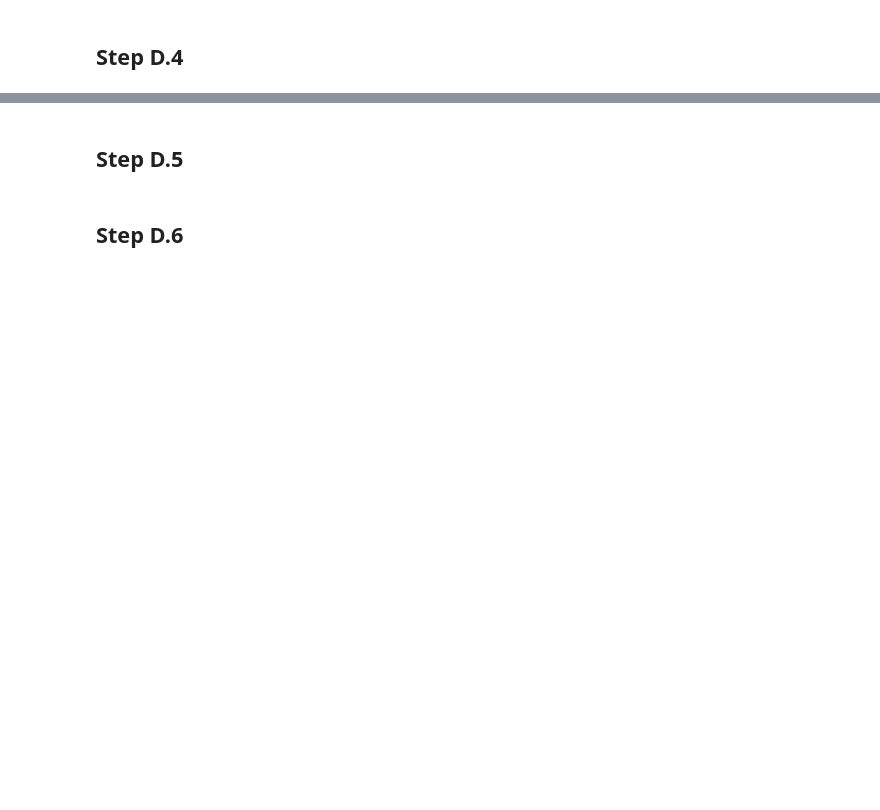
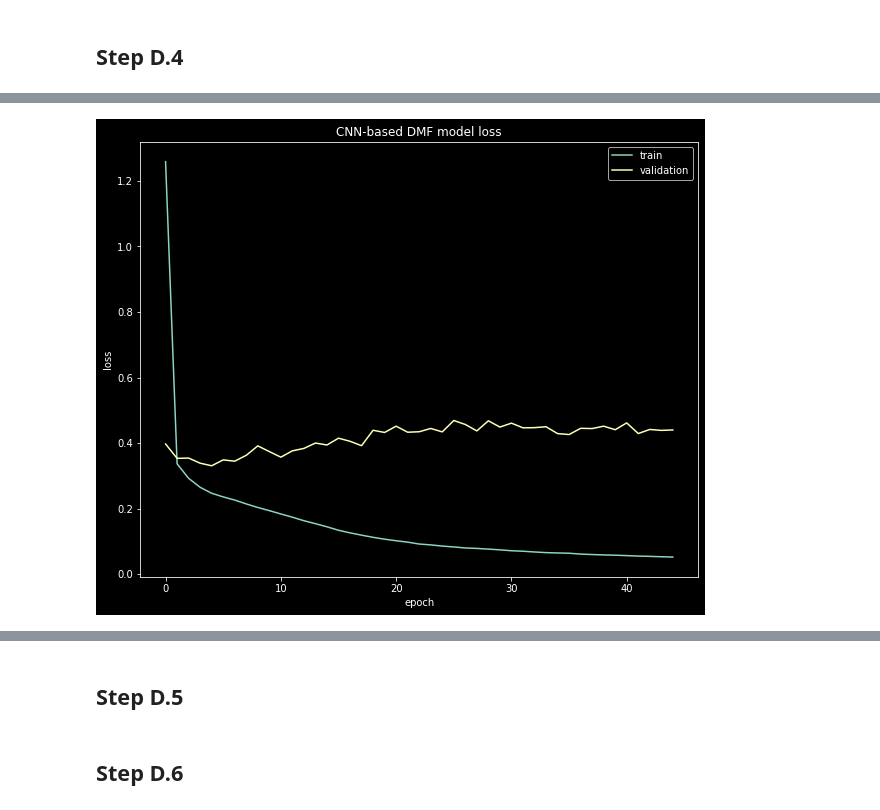
Before and after one commit to ilias-ant/recommender-systems, a Jupyter notebook: deep-learning-based-RS.ipynb, the cells around one changed output, grey strips where cells are left out. Drawn from its saved outputs; the diff is of its cells as text; code cells hidden in the pictures; blank space fills up the shorter version.

```diff
--- a/deep-learning-based-RS.ipynb
+++ b/deep-learning-based-RS.ipynb
@@ -249,0 +355,9 @@ test RMSE = 0.5691149830818176
+# %%
+history = model.fit(
+    [X_train[:, 0], X_train[:, 1]],
+    y_train,
+    epochs=100,
+    validation_split=0.1,
+    batch_size=256,
+    callbacks=[callback],
+)
@@ -249,0 +382,12 @@ test RMSE = 0.5691149830818176
+# %%
+plt.style.use("dark_background")
+plt.rcParams["figure.figsize"] = [10, 8]
+plt.plot(history.history["loss"], label="train")
+plt.plot(history.history["val_loss"], label="validation")
+plt.title("CNN-based DMF model loss")
+plt.ylabel("loss")
+plt.xlabel("epoch")
+plt.legend(["train", "validation"], loc="upper right")
+plt.show()
+# %% [output]
+[figure, added]
```
Also changed, not shown: parts of 19 cells of this notebook, 1 other file.
